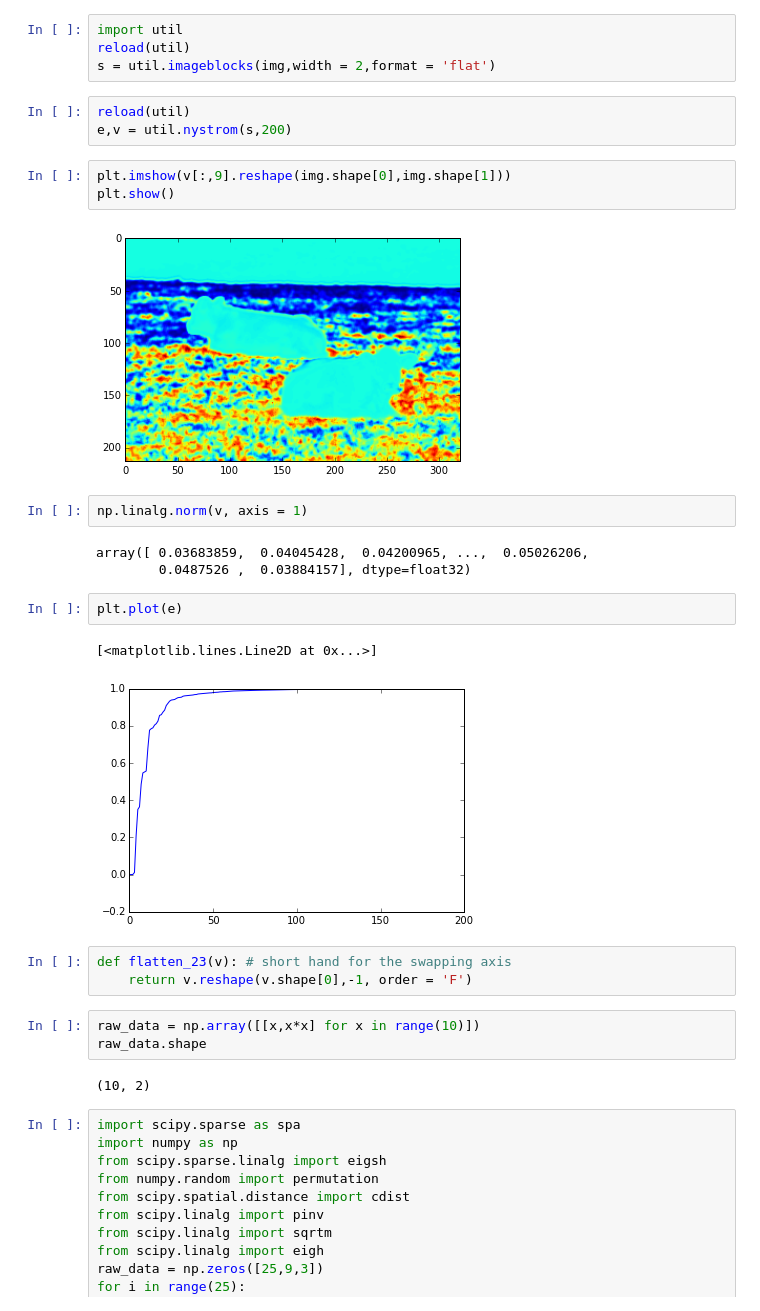
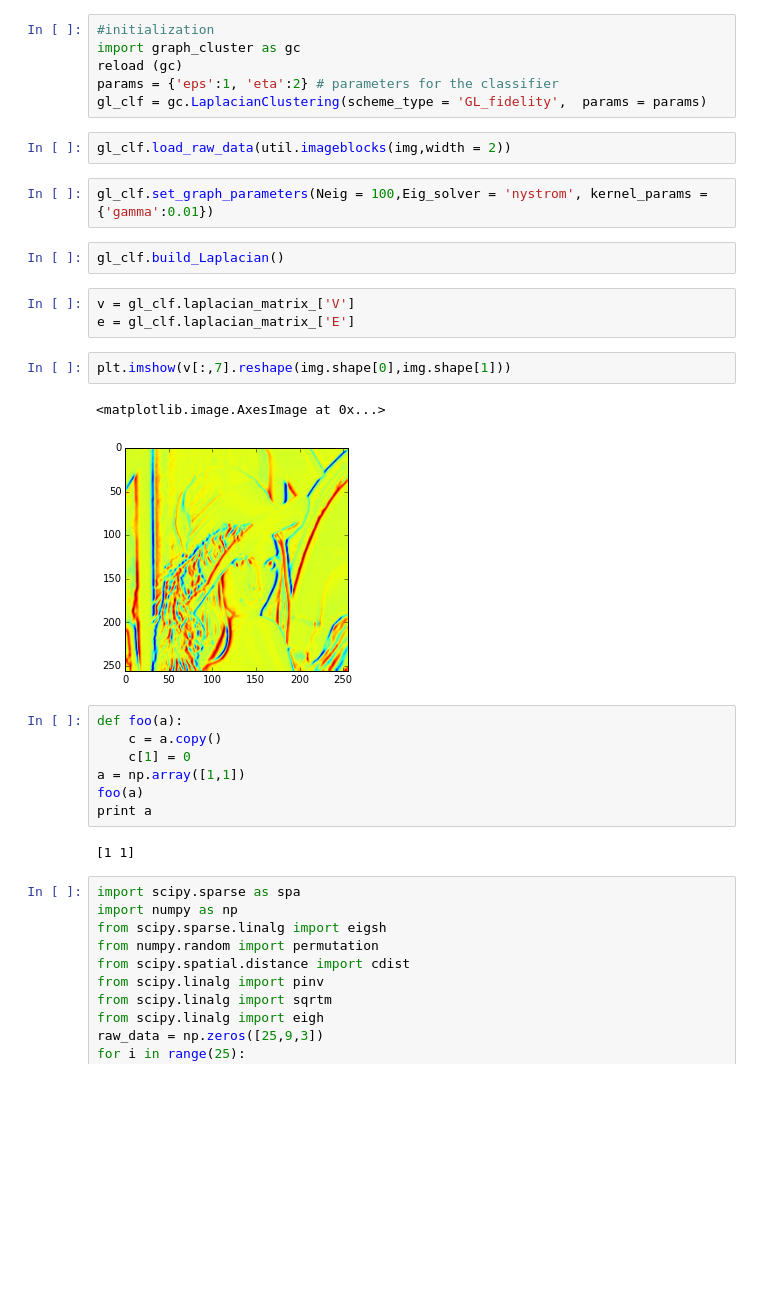
Before and after one commit to mathluo/GraphAlgorithms, a Jupyter notebook: image_test.ipynb, the cells around one changed output. Cells and saved outputs as stored; diff of their text form; blank space fills up the shorter version.

```diff
--- a/image_test.ipynb
+++ b/image_test.ipynb
@@ -10,33 +31,32 @@ from util import nystrom
+# %%
+#initialization
+import graph_cluster as gc
+reload (gc)
+params = {'eps':1, 'eta':2} # parameters for the classifier
+gl_clf = gc.LaplacianClustering(scheme_type = 'GL_fidelity',  params = params)
 # %%
-import util
-reload(util)
-s = util.imageblocks(img,width = 2,format = 'flat')
+gl_clf.load_raw_data(util.imageblocks(img,width = 2))
-# %%
-reload(util)
-e,v = util.nystrom(s,200)
+# %%
+gl_clf.set_graph_parameters(Neig = 100,Eig_solver = 'nystrom', kernel_params = {'gamma':0.01})
+# %%
+gl_clf.build_Laplacian()
+# %%
+v = gl_clf.laplacian_matrix_['V']
+e = gl_clf.laplacian_matrix_['E']
 # %%
-plt.imshow(v[:,9].reshape(img.shape[0],img.shape[1]))
-plt.show()
+plt.imshow(v[:,7].reshape(img.shape[0],img.shape[1]))
 # %% [output]
+<matplotlib.image.AxesImage at 0x...>
-[figure, old version]
+[figure, new version]
-# %%
-np.linalg.norm(v, axis = 1)
-# %% [output]
-array([ 0.03683859,  0.04045428,  0.04200965, ...,  0.05026206,
-        0.0487526 ,  0.03884157], dtype=float32)
-# %%
-plt.plot(e)
-# %% [output]
-[<matplotlib.lines.Line2D at 0x...>]
-[figure, removed]
-# %%
-def flatten_23(v): # short hand for the swapping axis
-    return v.reshape(v.shape[0],-1, order = 'F')
-# %%
-raw_data = np.array([[x,x*x] for x in range(10)])
-raw_data.shape
-# %% [output]
-(10, 2)
+# %%
+def foo(a):
+    c = a.copy()
+    c[1] = 0
+a = np.array([1,1])
+foo(a)
+print a
+# %% [output]
+[1 1]
 # %%
 import scipy.sparse as spa
 import numpy as np
```
Also changed, not shown: parts of 5 cells of this notebook, 20 other files.
